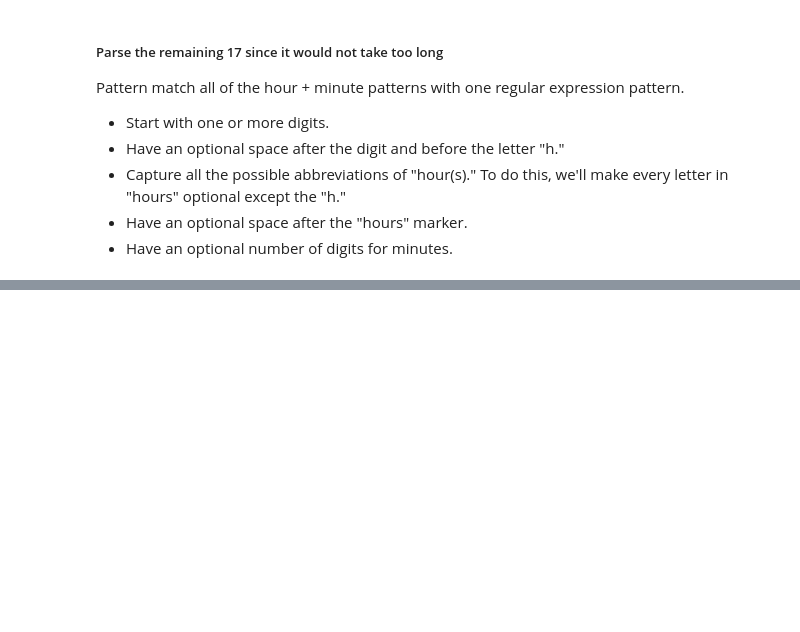
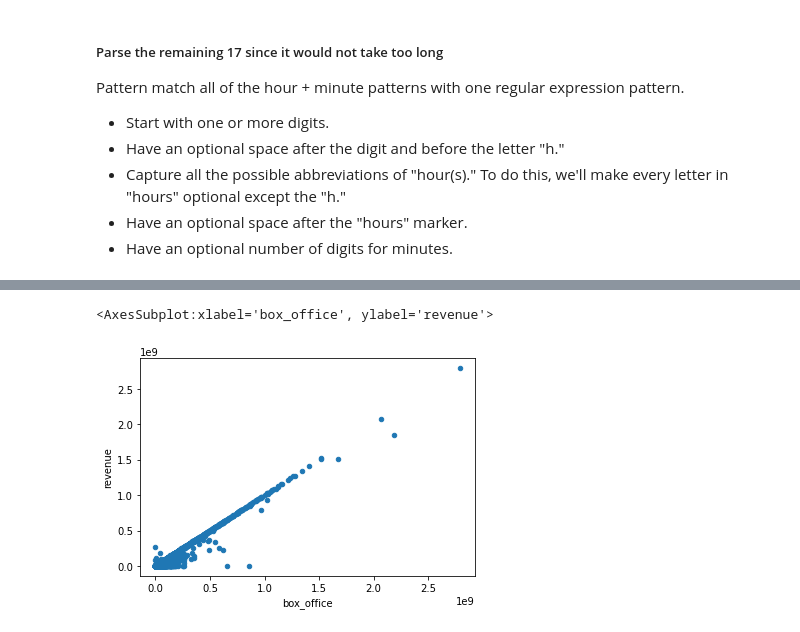
Before and after one commit to AveryCorniell/Movies-ETL, a Jupyter notebook: Movie_Lens.ipynb, the cells around one changed output, grey strips where cells are left out. Saved outputs shown, nothing was run; the diff lists cells and outputs as text; code cells hidden in the pictures; blank space fills up the shorter version.

```diff
--- a/Movie_Lens.ipynb
+++ b/Movie_Lens.ipynb
@@ -1055,0 +1136,7 @@ Name: rating, dtype: float64
+# %%
+# Compare "box_office" and "revenue" columns using a scatter plot.
+# Since the scatter plot won't show null values, fill in missing values with zero.(same as with previous column)
+movies_df.fillna(0).plot(x='box_office', y='revenue', kind='scatter')
+# %% [output]
+<AxesSubplot:xlabel='box_office', ylabel='revenue'>
+[figure, added]
```
Also changed, not shown: parts of 63 cells of this notebook.
